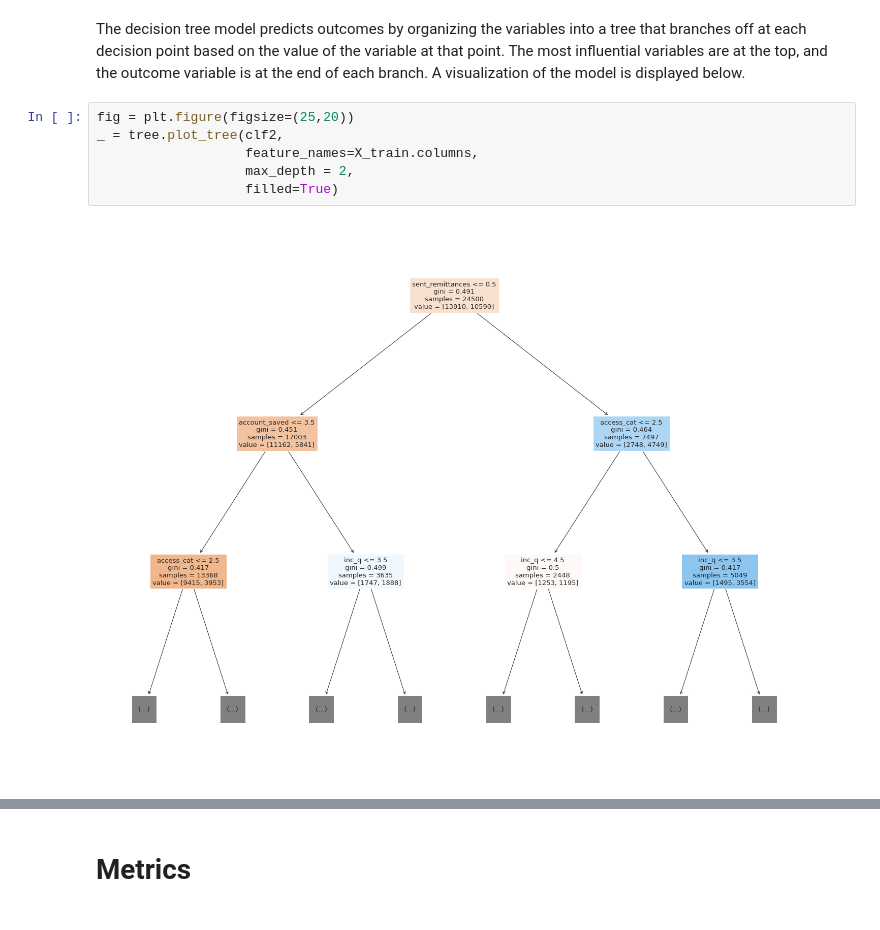
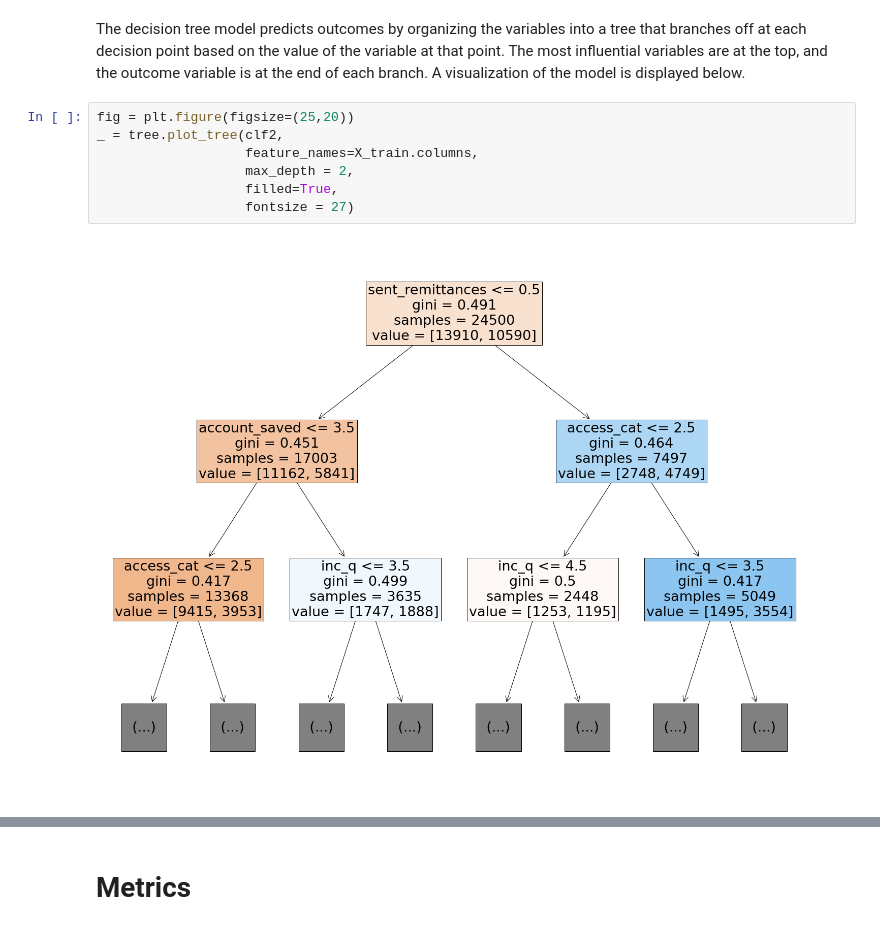
Before and after one commit to sds-capstone/2022-09-proj7-women-at-table, a Jupyter notebook: Final_Notebook.ipynb, the cells around one changed output, grey strips where cells are left out. Cells and saved outputs as stored; diff of their text form.

Commit message:
add annotations to decision tree diagram

```diff
--- a/Final_Notebook.ipynb
+++ b/Final_Notebook.ipynb
@@ -1151,8 +1153,9 @@ The decision tree model predicts outcomes by organizing the variables into a tre
 # %%
 fig = plt.figure(figsize=(25,20))
 _ = tree.plot_tree(clf2,
                    feature_names=X_train.columns,
                    max_depth = 2,
-                   filled=True)
+                   filled=True,
+                   fontsize = 27)
 # %% [output]
-[figure, old version]
+[figure, new version]
```
Also changed, not shown: parts of 24 cells of this notebook.
